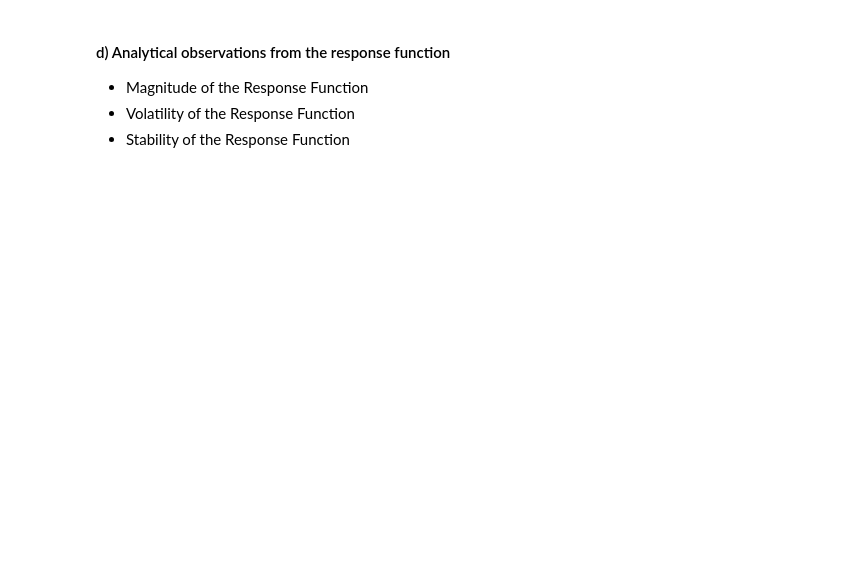
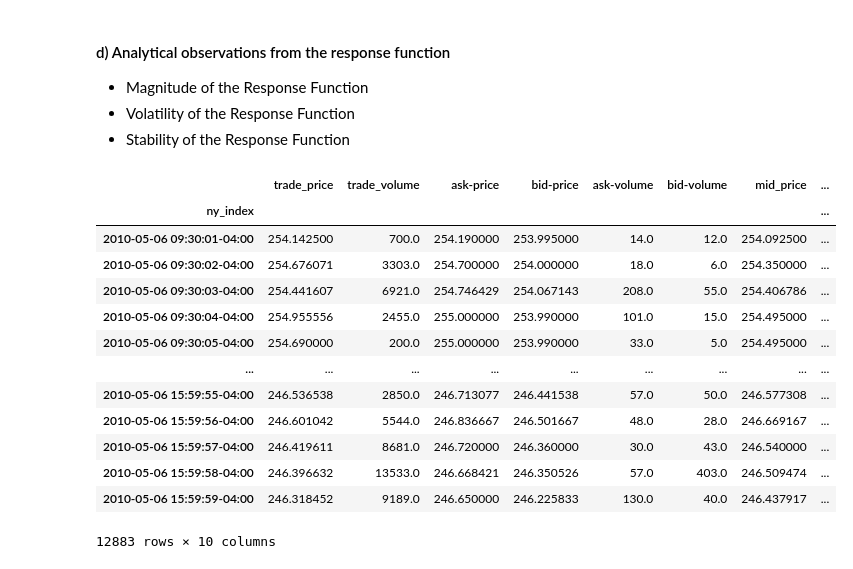
Before and after one commit to yassinech2/Flash_crash, a Jupyter notebook: 5_Crash_Detection.ipynb, the cells around one changed output. Drawn from its saved outputs; the diff is of its cells as text; code cells hidden in the pictures; blank space fills up the shorter version.

```diff
--- a/5_Crash_Detection.ipynb
+++ b/5_Crash_Detection.ipynb
@@ -314 +457,23 @@ def accuracy(metrics):
+# %%
+df = df_original.copy()
+df = df[ (df.index>= '2010-05-06') & (df.index<= '2010-05-08') ]
+df.dropna(inplace=True)
+df = df.resample('1s').agg({'trade_price': 'mean', 'trade_volume': 'sum', 'ask-price': 'mean', 'bid-price': 'mean', 'ask-volume': 'sum', 'bid-volume': 'sum', 'mid_price': 'mean', 'max_price_pct_change': 'max', 'min_price_pct_change': 'min', 'flash_crash': 'max'})
+df.dropna(inplace=True)
+df
+# %% [output]
+|  | trade_price | trade_volume | ask-price | bid-price | ask-volume | bid-volume | mid_price | ... |
+| ny_index |  |  |  |  |  |  |  | ... |
+| 2010-05-06 09:30:01-04:00 | 254.142500 | 700.0 | 254.190000 | 253.995000 | 14.0 | 12.0 | 254.092500 | ... |
+| 2010-05-06 09:30:02-04:00 | 254.676071 | 3303.0 | 254.700000 | 254.000000 | 18.0 | 6.0 | 254.350000 | ... |
+| 2010-05-06 09:30:03-04:00 | 254.441607 | 6921.0 | 254.746429 | 254.067143 | 208.0 | 55.0 | 254.406786 | ... |
+| 2010-05-06 09:30:04-04:00 | 254.955556 | 2455.0 | 255.000000 | 253.990000 | 101.0 | 15.0 | 254.495000 | ... |
+| 2010-05-06 09:30:05-04:00 | 254.690000 | 200.0 | 255.000000 | 253.990000 | 33.0 | 5.0 | 254.495000 | ... |
+| ... | ... | ... | ... | ... | ... | ... | ... | ... |
+| 2010-05-06 15:59:55-04:00 | 246.536538 | 2850.0 | 246.713077 | 246.441538 | 57.0 | 50.0 | 246.577308 | ... |
+| 2010-05-06 15:59:56-04:00 | 246.601042 | 5544.0 | 246.836667 | 246.501667 | 48.0 | 28.0 | 246.669167 | ... |
+| 2010-05-06 15:59:57-04:00 | 246.419611 | 8681.0 | 246.720000 | 246.360000 | 30.0 | 43.0 | 246.540000 | ... |
+| 2010-05-06 15:59:58-04:00 | 246.396632 | 13533.0 | 246.668421 | 246.350526 | 57.0 | 403.0 | 246.509474 | ... |
+| 2010-05-06 15:59:59-04:00 | 246.318452 | 9189.0 | 246.650000 | 246.225833 | 130.0 | 40.0 | 246.437917 | ... |
+12883 rows × 10 columns
 # %%
```
Also changed, not shown: parts of 14 cells of this notebook, 2 other files.
